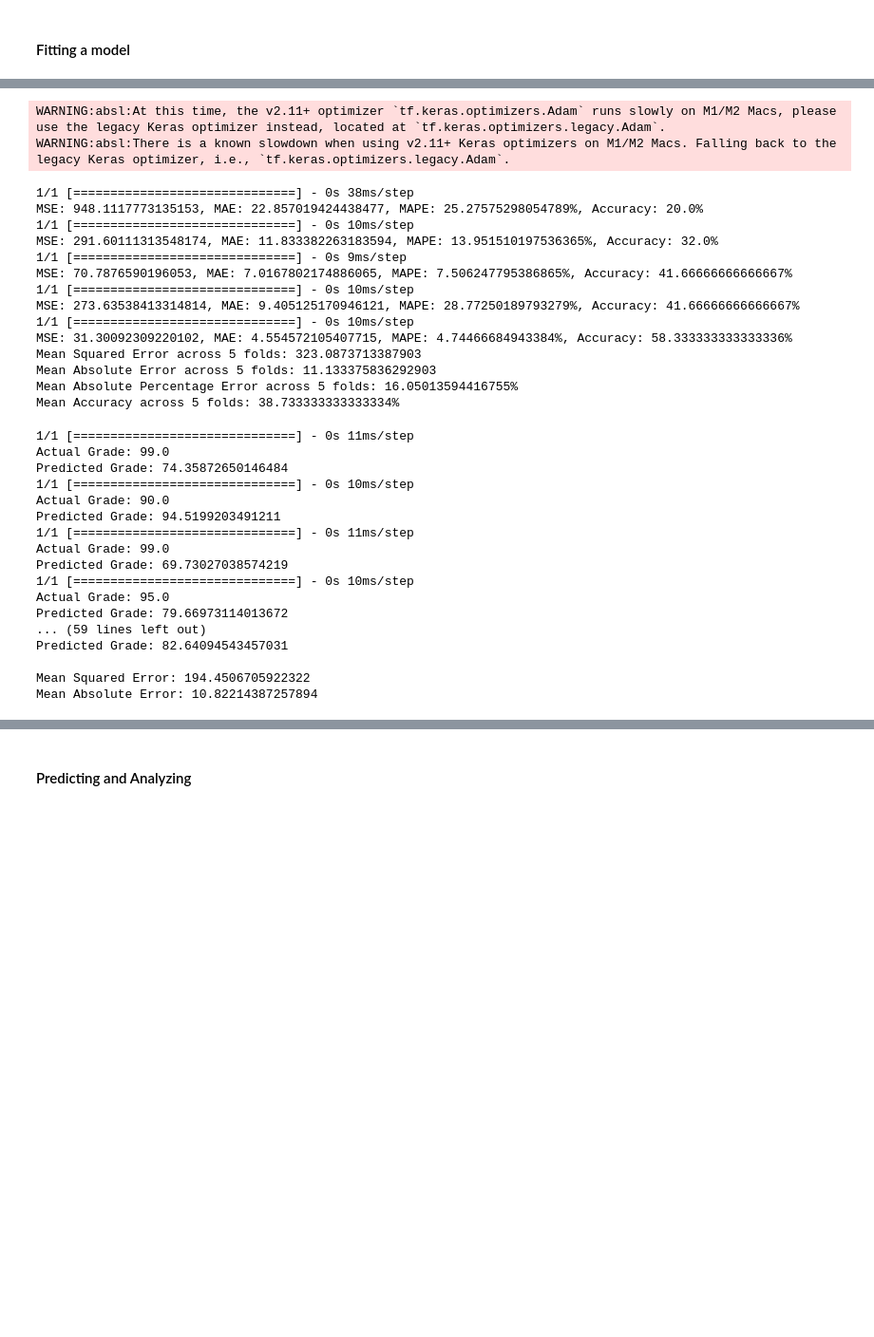
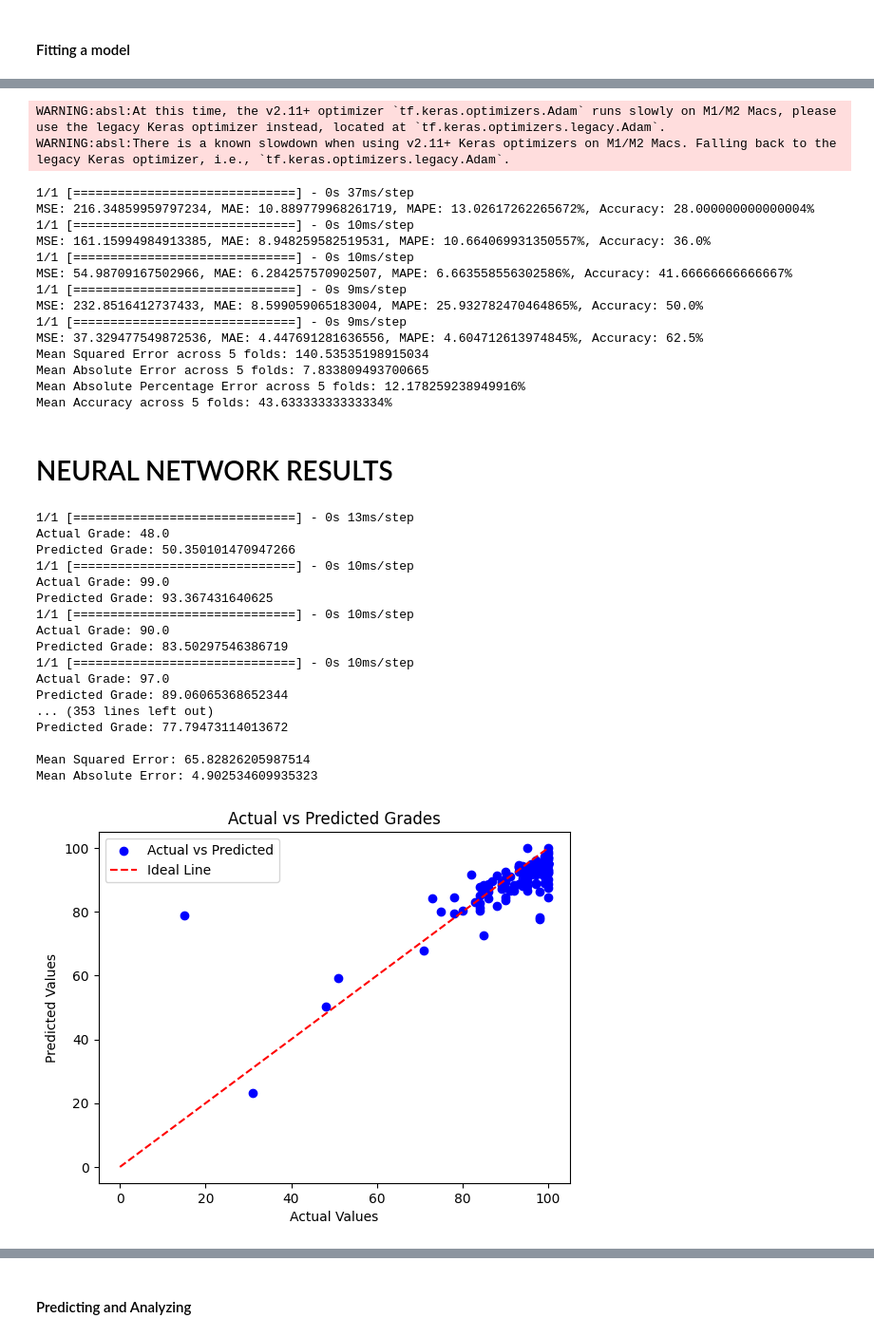
Before and after one commit to nusret35/cs412-project, a Jupyter notebook: cs412_code_base.ipynb, the cells around one changed output, grey strips where cells are left out. Shown at 95% size. Drawn from its saved outputs; the diff is of its cells as text; code cells hidden in the pictures; blank space fills up the shorter version.

Commit message:
resuts plots added

```diff
--- a/cs412_code_base.ipynb
+++ b/cs412_code_base.ipynb
@@ -869,7 +869,7 @@ for train_index, test_index in kf.split(X_scaled):
     y_train, y_test = y[train_index], y[test_index]
 
     # Train the model
-    model.fit(X_train, y_train, epochs=150, batch_size=32, validation_split=0.1, verbose=0)
+    model.fit(X_train, y_train, epochs=250, batch_size=32, validation_split=0.1, verbose=0)
 
     # Make predictions on the test set
     predictions = model.predict(X_test)
@@ -907,67 +907,81 @@ print(f'Mean Accuracy across {n_splits} folds: {mean_accuracy}%')
 # %% [output]
 WARNING:absl:At this time, the v2.11+ optimizer `tf.keras.optimizers.Adam` runs slowly on M1/M2 Macs, please use the legacy Keras optimizer instead, located at `tf.keras.optimizers.legacy.Adam`.
 WARNING:absl:There is a known slowdown when using v2.11+ Keras optimizers on M1/M2 Macs. Falling back to the legacy Keras optimizer, i.e., `tf.keras.optimizers.legacy.Adam`.
-1/1 [==============================] - 0s 38ms/step
-MSE: 948.1117773135153, MAE: 22.857019424438477, MAPE: 25.27575298054789%, Accuracy: 20.0%
+1/1 [==============================] - 0s 37ms/step
+MSE: 216.34859959797234, MAE: 10.889779968261719, MAPE: 13.02617262265672%, Accuracy: 28.000000000000004%
 1/1 [==============================] - 0s 10ms/step
-MSE: 291.60111313548174, MAE: 11.833382263183594, MAPE: 13.951510197536365%, Accuracy: 32.0%
+MSE: 161.15994984913385, MAE: 8.948259582519531, MAPE: 10.664069931350557%, Accuracy: 36.0%
+1/1 [==============================] - 0s 10ms/step
+MSE: 54.98709167502966, MAE: 6.284257570902507, MAPE: 6.663558556302586%, Accuracy: 41.66666666666667%
 1/1 [==============================] - 0s 9ms/step
-MSE: 70.7876590196053, MAE: 7.0167802174886065, MAPE: 7.506247795386865%, Accuracy: 41.66666666666667%
-1/1 [==============================] - 0s 10ms/step
-MSE: 273.63538413314814, MAE: 9.405125170946121, MAPE: 28.77250189793279%, Accuracy: 41.66666666666667%
-1/1 [==============================] - 0s 10ms/step
-MSE: 31.30092309220102, MAE: 4.554572105407715, MAPE: 4.74466684943384%, Accuracy: 58.333333333333336%
-Mean Squared Error across 5 folds: 323.0873713387903
-Mean Absolute Error across 5 folds: 11.133375836292903
-Mean Absolute Percentage Error across 5 folds: 16.05013594416755%
-Mean Accuracy across 5 folds: 38.733333333333334%
+MSE: 232.8516412737433, MAE: 8.599059065183004, MAPE: 25.932782470464865%, Accuracy: 50.0%
+1/1 [==============================] - 0s 9ms/step
+MSE: 37.329477549872536, MAE: 4.447691281636556, MAPE: 4.604712613974845%, Accuracy: 62.5%
+Mean Squared Error across 5 folds: 140.53535198915034
+Mean Absolute Error across 5 folds: 7.833809493700665
+Mean Absolute Percentage Error across 5 folds: 12.178259238949916%
+Mean Accuracy across 5 folds: 43.63333333333334%
+# %% [markdown]
+# NEURAL NETWORK RESULTS
 # %%
 from sklearn.metrics import mean_squared_error, mean_absolute_error
+import matplotlib.pyplot as plt
 
-indices_to_predict = range(24)
+indices_to_predict = range(len(X))
 y_actual = []
 y_predicted = []
 
 for index_to_predict in indices_to_predict:
     # Access the specific input from the test set
-    input_to_predict = X_test[index_to_predict, :]
+    input_to_predict = X[index_to_predict, :]
 
     # If you used scaling during training, apply the same scaling to the input
     input_to_predict_scaled = scaler.transform(input_to_predict.reshape(1, -1))
 
     prediction = model.predict(input_to_predict_scaled)
 
     # Append actual and predicted values for later error calculation
-    y_actual.append(y_test[index_to_predict])
+    y_actual.append(y[index_to_predict])
     y_predicted.append(min(prediction[0][0], 100))  # Ensure the prediction is within [0, 100]
 
-    print(f"Actual Grade: {y_test[index_to_predict]}")
+    print(f"Actual Grade: {y[index_to_predict]}")
     print(f"Predicted Grade: {min(prediction[0][0], 100)}")
 
 
 print()
 # Calculate and print the mean squared error
 mse = mean_squared_error(y_actual, y_predicted)
 print(f"Mean Squared Error: {mse}")
 
 # Calculate and print the mean absolute error
 mae = mean_absolute_error(y_actual, y_predicted)
 print(f"Mean Absolute Error: {mae}")
+
+
+# Scatter plot
+plt.scatter(y_actual, y_predicted, color='blue', label='Actual vs Predicted')
+plt.plot([0, 100], [0, 100], color='red', linestyle='--', label='Ideal Line')  # Ideal line for reference
+plt.xlabel('Actual Values')
+plt.ylabel('Predicted Values')
+plt.title('Actual vs Predicted Grades')
+plt.legend()
+plt.show()
 # %% [output]
-1/1 [==============================] - 0s 11ms/step
+1/1 [==============================] - 0s 13ms/step
+Actual Grade: 48.0
+Predicted Grade: 50.350101470947266
+1/1 [==============================] - 0s 10ms/step
 Actual Grade: 99.0
-Predicted Grade: 74.35872650146484
+Predicted Grade: 93.367431640625
 1/1 [==============================] - 0s 10ms/step
 Actual Grade: 90.0
-Predicted Grade: 94.5199203491211
-1/1 [==============================] - 0s 11ms/step
-Actual Grade: 99.0
-Predicted Grade: 69.73027038574219
+Predicted Grade: 83.50297546386719
 1/1 [==============================] - 0s 10ms/step
-Actual Grade: 95.0
-Predicted Grade: 79.66973114013672
-... (59 lines left out)
-Predicted Grade: 82.64094543457031
+Actual Grade: 97.0
+Predicted Grade: 89.06065368652344
+... (353 lines left out)
+Predicted Grade: 77.79473114013672
 
-Mean Squared Error: 194.4506705922322
-Mean Absolute Error: 10.82214387257894
+Mean Squared Error: 65.82826205987514
+Mean Absolute Error: 4.902534609935323
+[figure, added]
```
Also changed, not shown: parts of 23 cells of this notebook.
